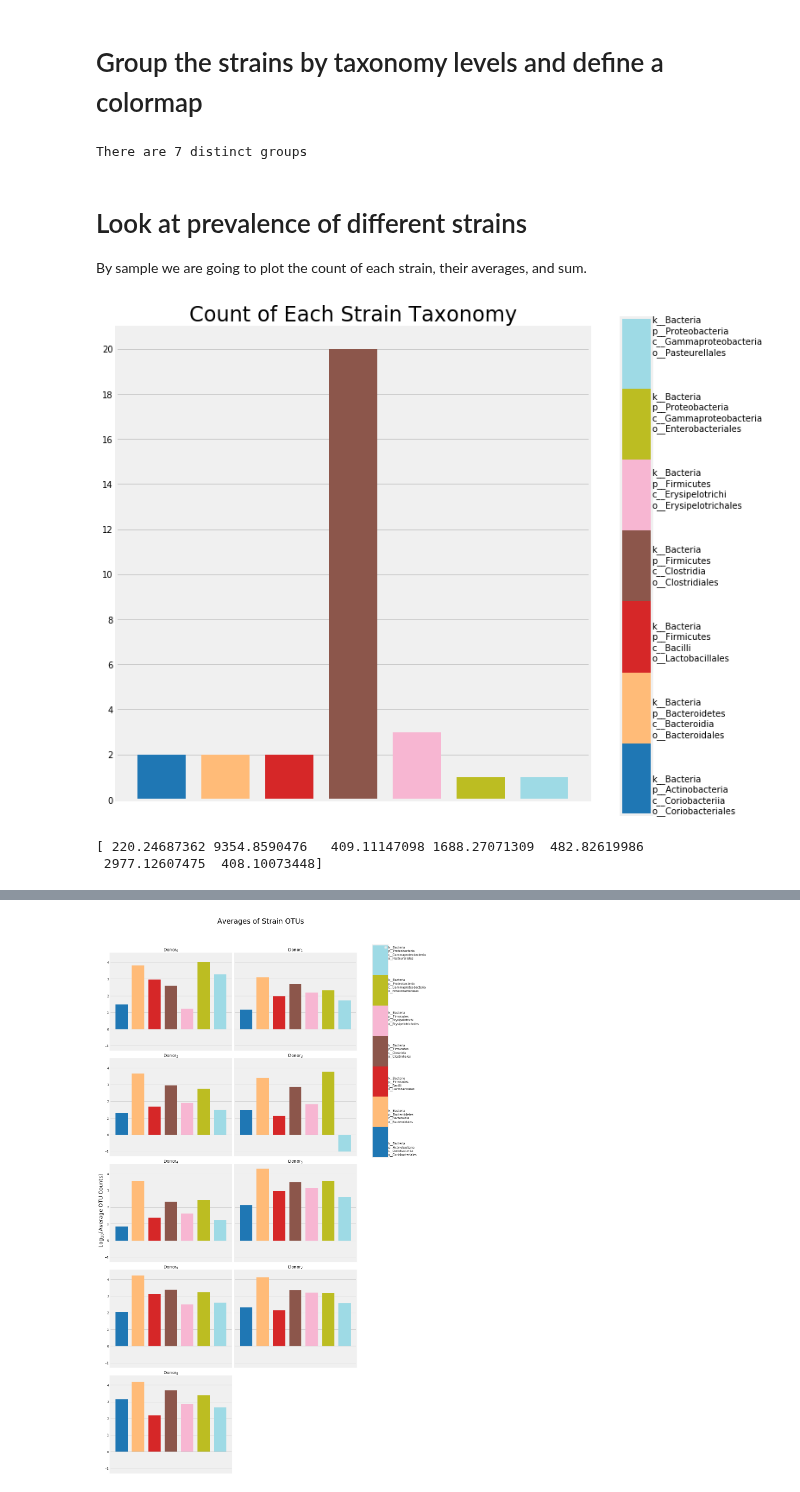
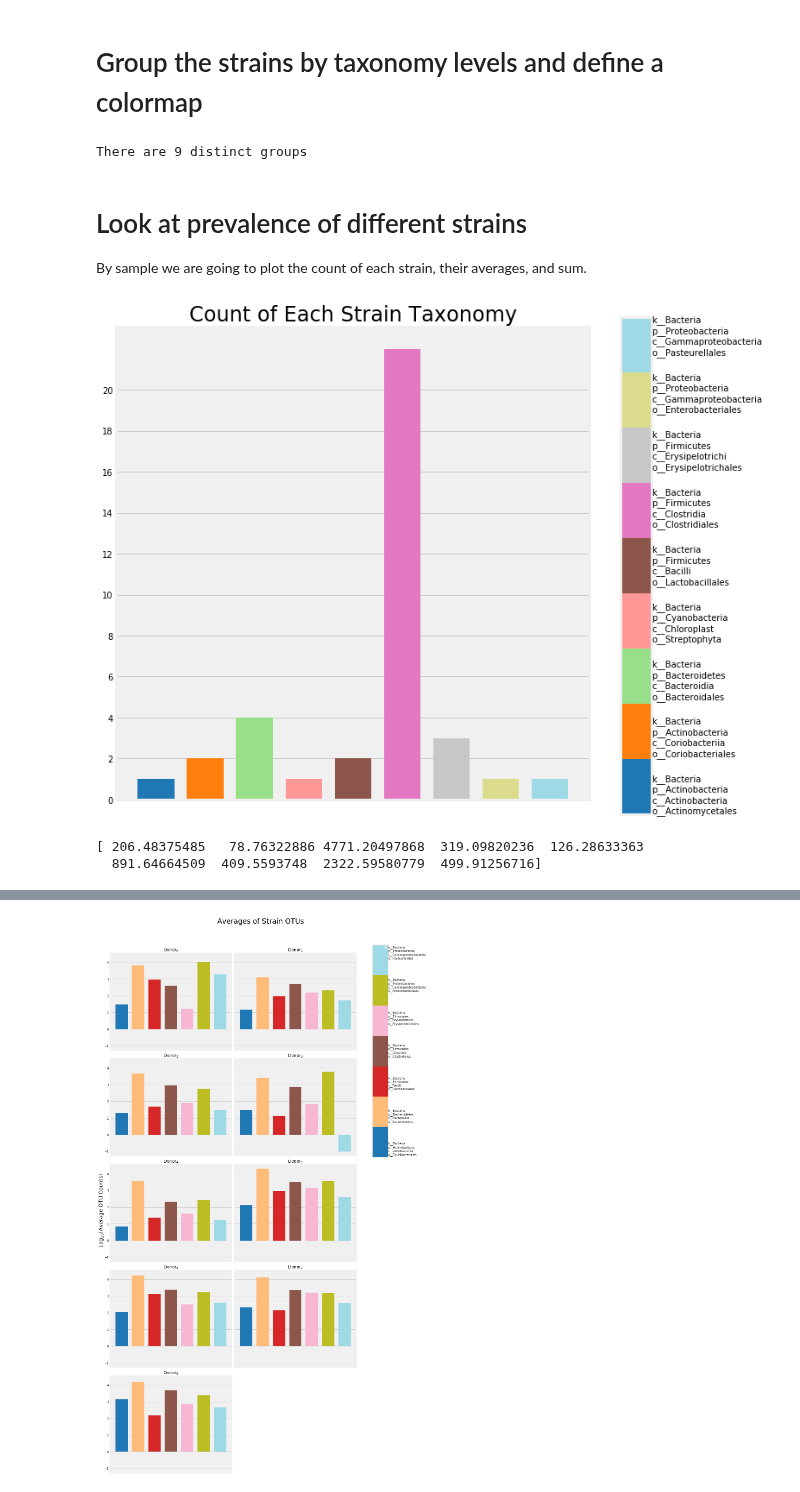
Before and after one commit to michaelwiest/microbiome-rnn, a Jupyter notebook: notebooks/Input Analysis.ipynb, the cells around one changed output, grey strips where cells are left out. Drawn from its saved outputs; the diff is of its cells as text; code cells hidden in the pictures.

```diff
--- a/notebooks/Input Analysis.ipynb
+++ b/notebooks/Input Analysis.ipynb
@@ -40,10 +40,10 @@ def complete_and_multiindex_df(df, split_char):
     combined.set_index(default_tax, inplace=True)
     return combined
 # %%
-data_dir = 'input_data'
+data_dir = 'input_data/summed_completed'
 # input_dir = 'all_studies_62_no_12_atrain/'
 # test_dir = 'all_studies_62_no_12_test/'
-input_dir = 'all_studies_completed_normalized_sub_31/'
+input_dir = 'all_studies_raw_truncated_completed_top_N/'
 # test_dir = 'all_studies_reduced_62_test/'
 
 input_dir = os.path.join(data_dir, input_dir)
@@ -105,7 +105,7 @@ unique_int_lookup = dict(zip(labels, unique_ints))
 labs_to_ints = [unique_int_lookup[l] for l in labs]
 print('There are {} distinct groups'.format(len(labels)))
 # %% [output]
-There are 7 distinct groups
+There are 9 distinct groups
 # %%
 # Now define the colormap
 num_colors = len(list(set(labs)))
@@ -133,28 +133,28 @@ sums = [g.sum().values[:, 0] for g in grouped]
 # %%
 fig, ax = plt.subplots(figsize=(10, 8))
 bar_width = 0.750
 rects1 = ax.bar(np.arange(len(labels)), counts[0], bar_width, color=colors)
 sm = ScalarMappable(cmap=cmap)
 sm.set_array([])
 ax.set_xticks([])
 ax.set_yticks(list(range(22))[::2])
 plt.tight_layout()
 plt.title('Count of Each Strain Taxonomy', fontsize=24)
 fig.subplots_adjust(right=0.8)
 cbar_ax = fig.add_axes([0.85, 0.0, 0.05, 1])
 cb = plt.colorbar(sm, cax=cbar_ax)
 cb.ax.get_yaxis().set_ticks([])
 for j, lab in enumerate(labels):
-    cb.ax.text(1, (4 * j + 1) / 26.0, lab, ha='left', va='center', fontsize=10)
+    cb.ax.text(1, (3 * j + 1) / 26.0, lab, ha='left', va='center', fontsize=10)
 # %% [output]
-[figure, old version]
+[figure, new version]
 # %%
 means_arr = np.array(means)
 group_means = means_arr.mean(axis=0)
 print(group_means)
 # %% [output]
-[ 220.24687362 9354.8590476   409.11147098 1688.27071309  482.82619986
- 2977.12607475  408.10073448]
+[ 206.48375485   78.76322886 4771.20497868  319.09820236  126.28633363
+  891.64664509  409.5593748  2322.59580779  499.91256716]
 # %%
 fig, ax = plt.subplots(figsize=(10, 5))
 for i in range(len(counts[0])):
```
Also changed, not shown: parts of 6 cells of this notebook, 1 other file.
